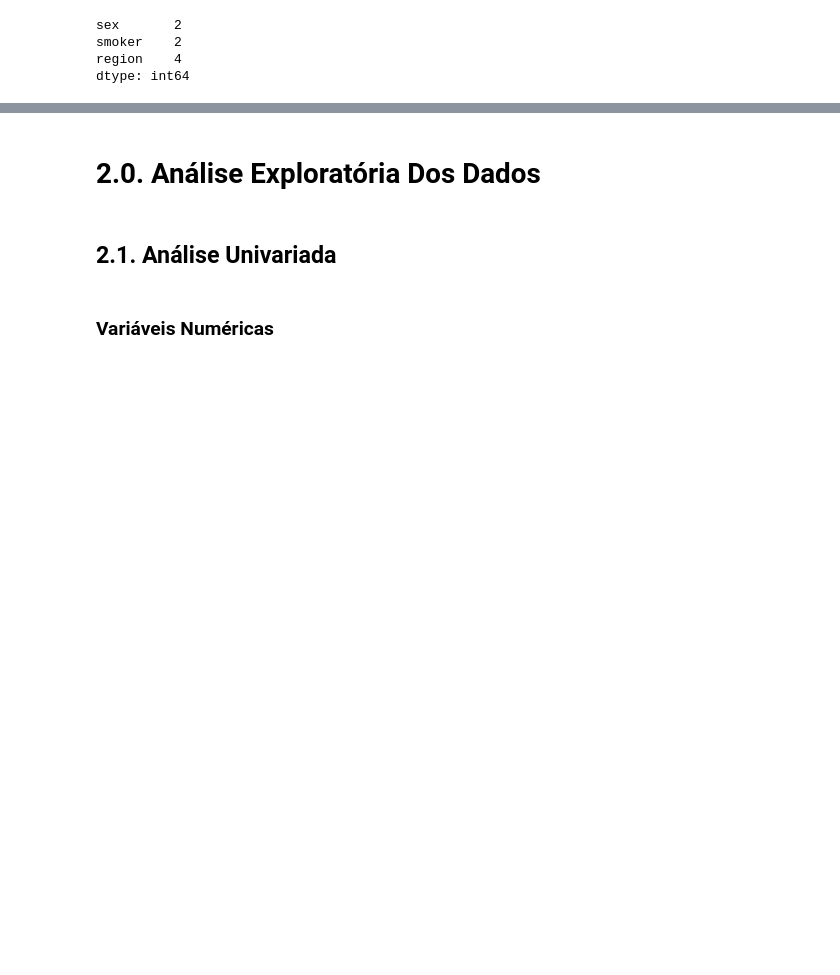
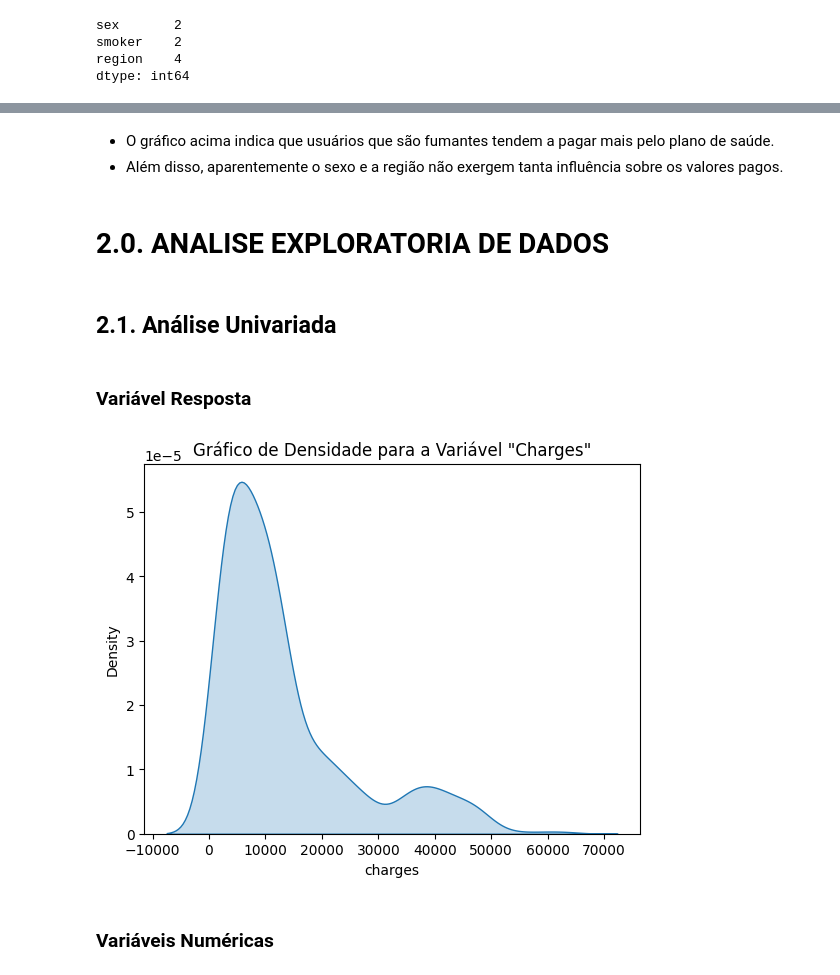
Before and after one commit to joaocalista/insurance_predict, a Jupyter notebook: project.ipynb, the cells around one changed output, grey strips where cells are left out. Cells and saved outputs as stored; diff of their text form; code cells hidden in the pictures; blank space fills up the shorter version.

```diff
--- a/project.ipynb
+++ b/project.ipynb
@@ -125,9 +205,19 @@ fig.show()
+# %% [markdown]
+- O gráfico acima indica que usuários que são fumantes tendem a pagar mais pelo plano de saúde.
+- Além disso, aparentemente o sexo e a região não exergem tanta influência sobre os valores pagos.
 # %% [markdown]
-# 2.0. Análise Exploratória Dos Dados
+# 2.0. ANALISE EXPLORATORIA DE DADOS
 # %%
 df2 = df1.copy()
 # %% [markdown]
 ## 2.1. Análise Univariada
+# %% [markdown]
+### Variável Resposta
+# %%
+#distribuição da variável resposta
+sns.kdeplot(df2['charges'], fill=True).set(title = 'Gráfico de Densidade para a Variável "Charges"');
+# %% [output]
+[figure, added]
 # %% [markdown]
 ### Variáveis Numéricas
 # %%
```
Also changed, not shown: parts of 86 cells of this notebook, 4 other files.
